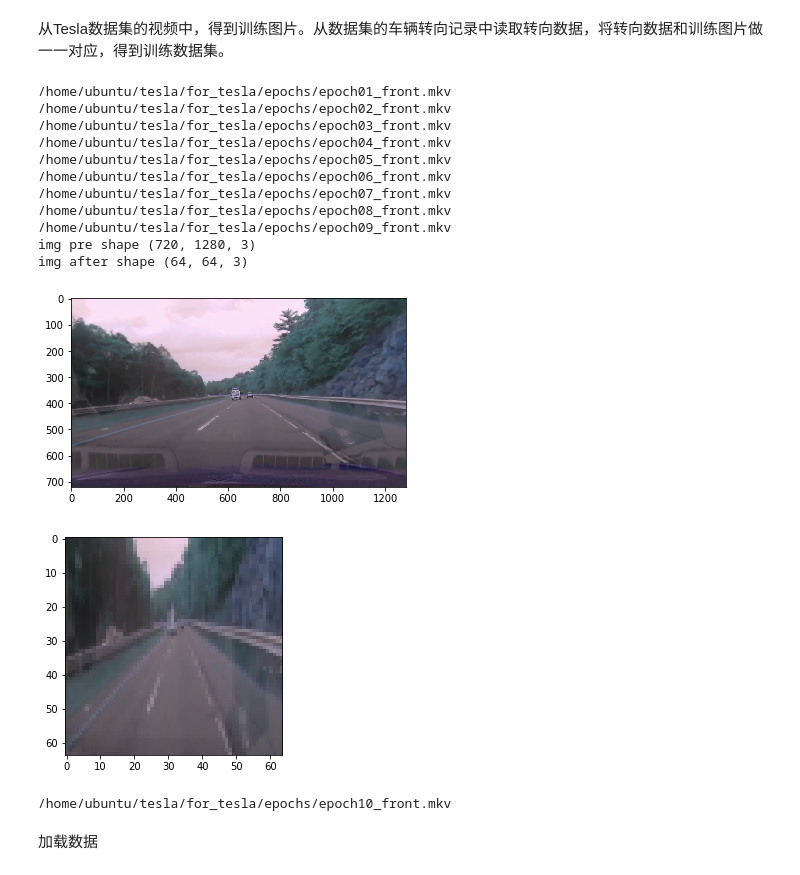
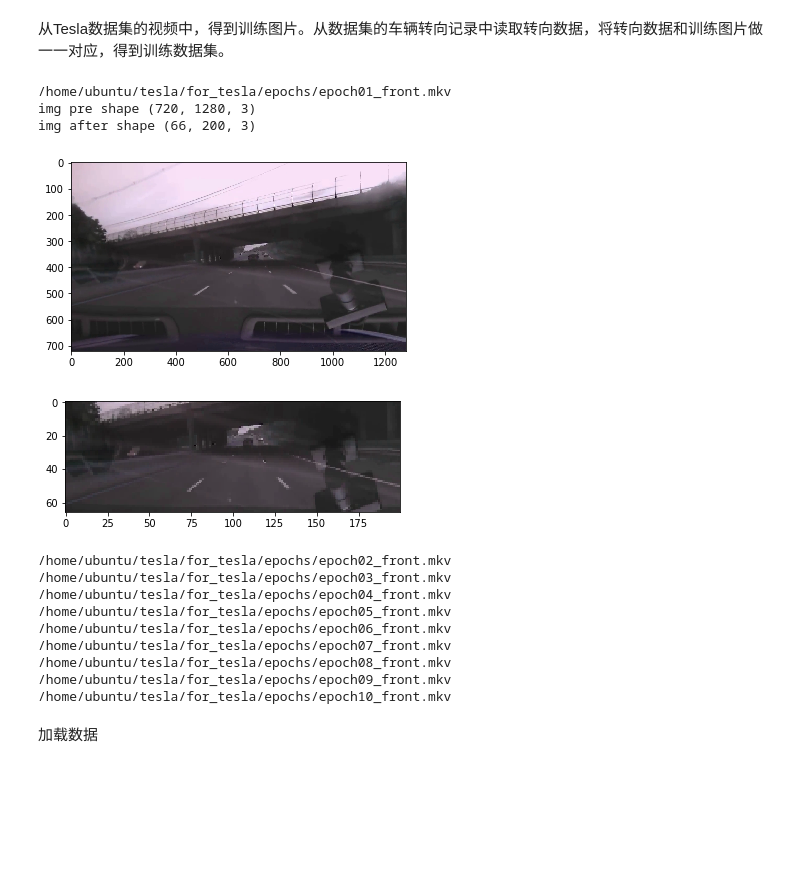
Before and after one commit to rosaann/for_tesla, a Jupyter notebook: deep_tesla.ipynb, the cells around one changed output. Saved outputs shown, nothing was run; the diff lists cells and outputs as text; code cells hidden in the pictures; blank space fills up the shorter version.

```diff
--- a/deep_tesla.ipynb
+++ b/deep_tesla.ipynb
@@ -23,9 +23,12 @@ def img_pre_process(img, resize_w, resize_h):
 #    print("shape  ", shape)
     img = img[int(shape[0]/3):shape[0]-150, 0:shape[1]]
     ## Resize the image
-    img = cv2.resize(img, (resize_w, resize_h), interpolation=cv2.INTER_AREA)
+    img = cv2.resize(img, (resize_w, resize_h), interpolation=cv2.INTER_CUBIC)
     ## Return the image sized as a 4D array
-    return np.resize(img, (resize_w, resize_h, params.FLAGS.img_c))
+  #  plt.imshow(img)
+  #  plt.show()
+    return img
+  #  return np.resize(img, (resize_w, resize_h, params.FLAGS.img_c))
 # %%
 from sklearn.model_selection import train_test_split
 
@@ -47,7 +50,7 @@ def loadVideoAndResize(resize_w, resize_h):
             img_resized = img_pre_process(img, resize_w, resize_h)
             img_list.append(img_resized)
 
-            if frame_id == frame_count - 1 and epoch_id == 9:
+            if frame_id == frame_count - 1 and epoch_id == 1:
                 print("img pre shape {}".format(img.shape))
                 print("img after shape {}".format(img_resized.shape))
                 plt.imshow(img)
@@ -63,21 +66,21 @@ def loadVideoAndResize(resize_w, resize_h):
      #   pickle.dump((img_list_val, steer_list_val), open(val_add, 'wb'))
 # %%
 #将视频解码成预训练网络需要的图片尺寸的图片
-loadVideoAndResize(64, 64)
+loadVideoAndResize(200, 66)
 # %% [output]
 /home/ubuntu/tesla/for_tesla/epochs/epoch01_front.mkv
-/home/ubuntu/tesla/for_tesla/epochs/epoch02_front.mkv
-/home/ubuntu/tesla/for_tesla/epochs/epoch03_front.mkv
-/home/ubuntu/tesla/for_tesla/epochs/epoch04_front.mkv
-/home/ubuntu/tesla/for_tesla/epochs/epoch05_front.mkv
-/home/ubuntu/tesla/for_tesla/epochs/epoch06_front.mkv
-/home/ubuntu/tesla/for_tesla/epochs/epoch07_front.mkv
-/home/ubuntu/tesla/for_tesla/epochs/epoch08_front.mkv
-/home/ubuntu/tesla/for_tesla/epochs/epoch09_front.mkv
 img pre shape (720, 1280, 3)
-img after shape (64, 64, 3)
+img after shape (66, 200, 3)
-[figure, old version]
+[figure, new version]
-[figure, old version]
+[figure, new version]
+/home/ubuntu/tesla/for_tesla/epochs/epoch02_front.mkv
+/home/ubuntu/tesla/for_tesla/epochs/epoch03_front.mkv
+/home/ubuntu/tesla/for_tesla/epochs/epoch04_front.mkv
+/home/ubuntu/tesla/for_tesla/epochs/epoch05_front.mkv
+/home/ubuntu/tesla/for_tesla/epochs/epoch06_front.mkv
+/home/ubuntu/tesla/for_tesla/epochs/epoch07_front.mkv
+/home/ubuntu/tesla/for_tesla/epochs/epoch08_front.mkv
+/home/ubuntu/tesla/for_tesla/epochs/epoch09_front.mkv
 /home/ubuntu/tesla/for_tesla/epochs/epoch10_front.mkv
 # %% [markdown]
 加载数据
```
Also changed, not shown: parts of 12 cells of this notebook.
